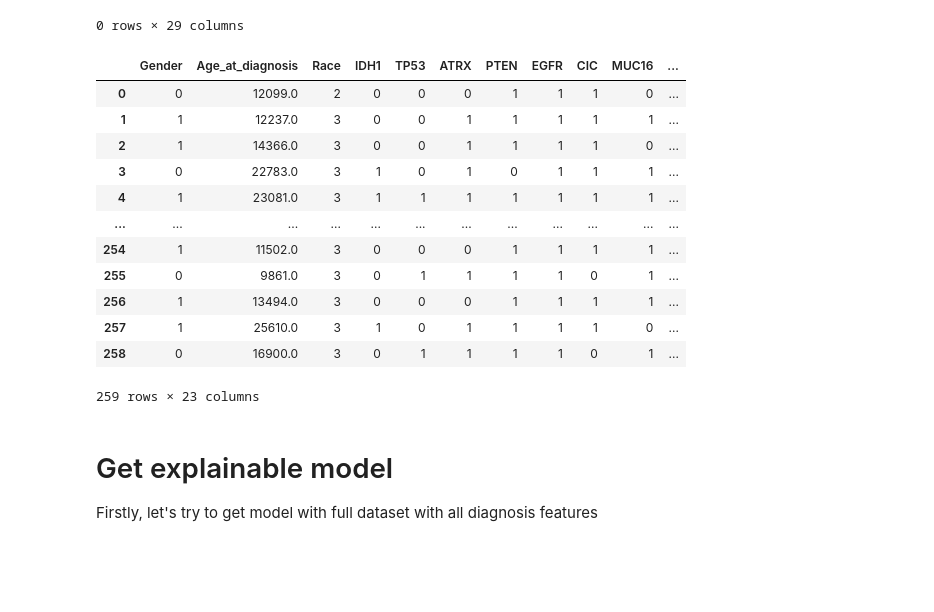
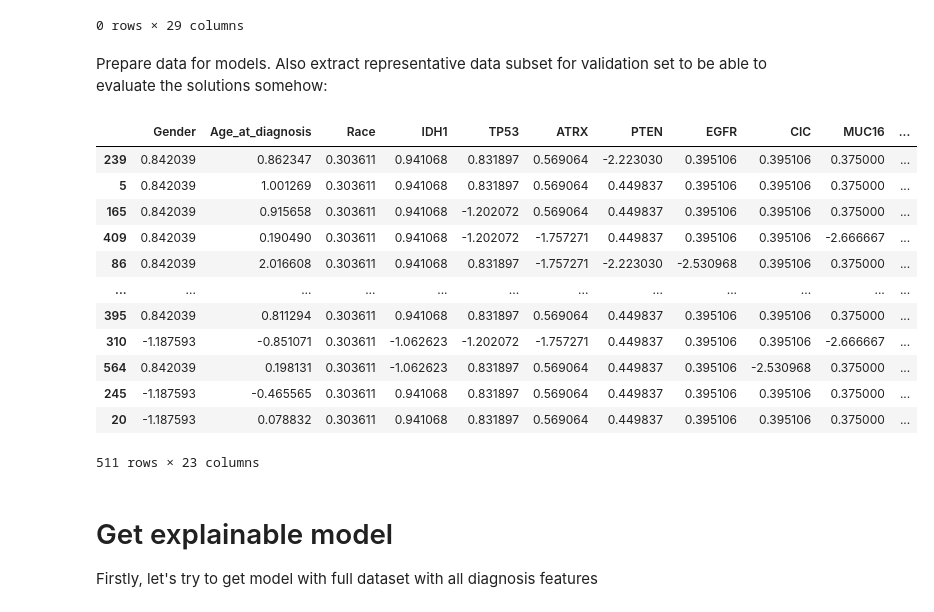
Before and after one commit to owmtgf/IAD_MAG_ML, a Jupyter notebook: LAB1/main.ipynb, the cells around one changed output. Drawn from its saved outputs; the diff is of its cells as text; code cells hidden in the pictures; blank space fills up the shorter version.

```diff
--- a/LAB1/main.ipynb
+++ b/LAB1/main.ipynb
@@ -602,23 +603,63 @@ processed_test_df[missing_mask.any(axis=1)]
 # %% [output]
 |  | Gender | Age_at_diagnosis | Race | IDH1 | TP53 | ATRX | PTEN | EGFR | CIC | MUC16 | ... |
 0 rows × 29 columns
+# %% [markdown]
+Prepare data for models.
+Also extract representative data subset for validation set to be able to evaluate the solutions somehow:
+# %%
+y_train = processed_train_df["Grade"]
+X_train = processed_train_df.drop(columns=["Grade"])
+
+X_train, X_val, y_train, y_val = train_test_split(
+    X_train,
+    y_train,
+    test_size=0.15,
+    stratify=y_train,
+    random_state=42
+)
+
+X_test = processed_test_df
+# %%
+from sklearn.preprocessing import StandardScaler
+
+scaler = StandardScaler()
+
+X_train_scaled = pd.DataFrame(
+    scaler.fit_transform(X_train),
+    columns=X_train.columns,
+    index=X_train.index
+)
+
+X_val_scaled = pd.DataFrame(
+    scaler.transform(X_val),
+    columns=X_val.columns,
+    index=X_val.index
+)
+
+X_test_scaled = pd.DataFrame(
+    scaler.transform(X_test),
+    columns=X_test.columns,
+    index=X_test.index
+)
 # %%
-processed_test_df_cleaned = processed_test_df.drop(drop_list, axis=1)
-processed_test_df_cleaned
+X_train_scaled_cleaned = X_train_scaled.drop(drop_list, axis=1)
+X_val_scaled_cleaned = X_val_scaled.drop(drop_list, axis=1)
+X_test_scaled_cleaned = X_test_scaled.drop(drop_list, axis=1)
+X_train_scaled_cleaned
 # %% [output]
 |  | Gender | Age_at_diagnosis | Race | IDH1 | TP53 | ATRX | PTEN | EGFR | CIC | MUC16 | ... |
-| 0 | 0 | 12099.0 | 2 | 0 | 0 | 0 | 1 | 1 | 1 | 0 | ... |
-| 1 | 1 | 12237.0 | 3 | 0 | 0 | 1 | 1 | 1 | 1 | 1 | ... |
-| 2 | 1 | 14366.0 | 3 | 0 | 0 | 1 | 1 | 1 | 1 | 0 | ... |
-| 3 | 0 | 22783.0 | 3 | 1 | 0 | 1 | 0 | 1 | 1 | 1 | ... |
-| 4 | 1 | 23081.0 | 3 | 1 | 1 | 1 | 1 | 1 | 1 | 1 | ... |
+| 239 | 0.842039 | 0.862347 | 0.303611 | 0.941068 | 0.831897 | 0.569064 | -2.223030 | 0.395106 | 0.395106 | 0.375000 | ... |
+| 5 | 0.842039 | 1.001269 | 0.303611 | 0.941068 | 0.831897 | 0.569064 | 0.449837 | 0.395106 | 0.395106 | 0.375000 | ... |
+| 165 | 0.842039 | 0.915658 | 0.303611 | 0.941068 | -1.202072 | 0.569064 | 0.449837 | 0.395106 | 0.395106 | 0.375000 | ... |
+| 409 | 0.842039 | 0.190490 | 0.303611 | 0.941068 | -1.202072 | -1.757271 | 0.449837 | 0.395106 | 0.395106 | -2.666667 | ... |
+| 86 | 0.842039 | 2.016608 | 0.303611 | 0.941068 | 0.831897 | -1.757271 | -2.223030 | -2.530968 | 0.395106 | 0.375000 | ... |
 | ... | ... | ... | ... | ... | ... | ... | ... | ... | ... | ... | ... |
-| 254 | 1 | 11502.0 | 3 | 0 | 0 | 0 | 1 | 1 | 1 | 1 | ... |
-| 255 | 0 | 9861.0 | 3 | 0 | 1 | 1 | 1 | 1 | 0 | 1 | ... |
-| 256 | 1 | 13494.0 | 3 | 0 | 0 | 0 | 1 | 1 | 1 | 1 | ... |
-| 257 | 1 | 25610.0 | 3 | 1 | 0 | 1 | 1 | 1 | 1 | 0 | ... |
-| 258 | 0 | 16900.0 | 3 | 0 | 1 | 1 | 1 | 1 | 0 | 1 | ... |
+| 395 | 0.842039 | 0.811294 | 0.303611 | 0.941068 | 0.831897 | 0.569064 | 0.449837 | 0.395106 | 0.395106 | 0.375000 | ... |
+| 310 | -1.187593 | -0.851071 | 0.303611 | -1.062623 | -1.202072 | -1.757271 | 0.449837 | 0.395106 | 0.395106 | -2.666667 | ... |
+| 564 | 0.842039 | 0.198131 | 0.303611 | -1.062623 | 0.831897 | 0.569064 | 0.449837 | 0.395106 | -2.530968 | 0.375000 | ... |
+| 245 | -1.187593 | -0.465565 | 0.303611 | 0.941068 | 0.831897 | 0.569064 | 0.449837 | 0.395106 | 0.395106 | 0.375000 | ... |
+| 20 | -1.187593 | 0.078832 | 0.303611 | 0.941068 | 0.831897 | 0.569064 | 0.449837 | 0.395106 | 0.395106 | 0.375000 | ... |
-259 rows × 23 columns
+511 rows × 23 columns
 # %% [markdown]
 # Get explainable model
 
```
Also changed, not shown: parts of 32 cells of this notebook, 2 other files.
